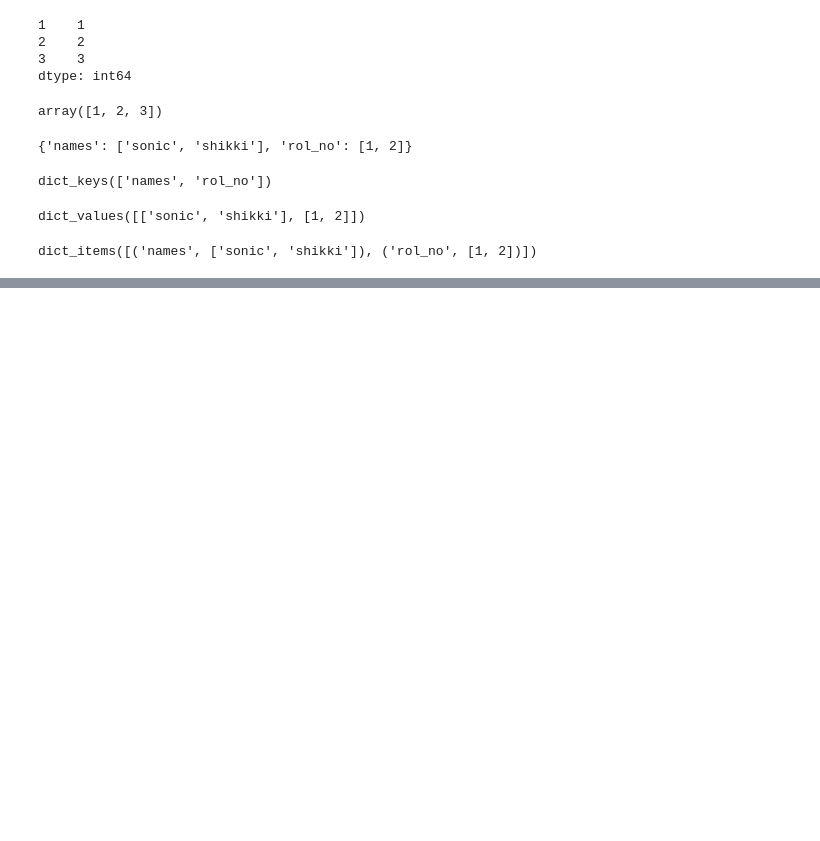
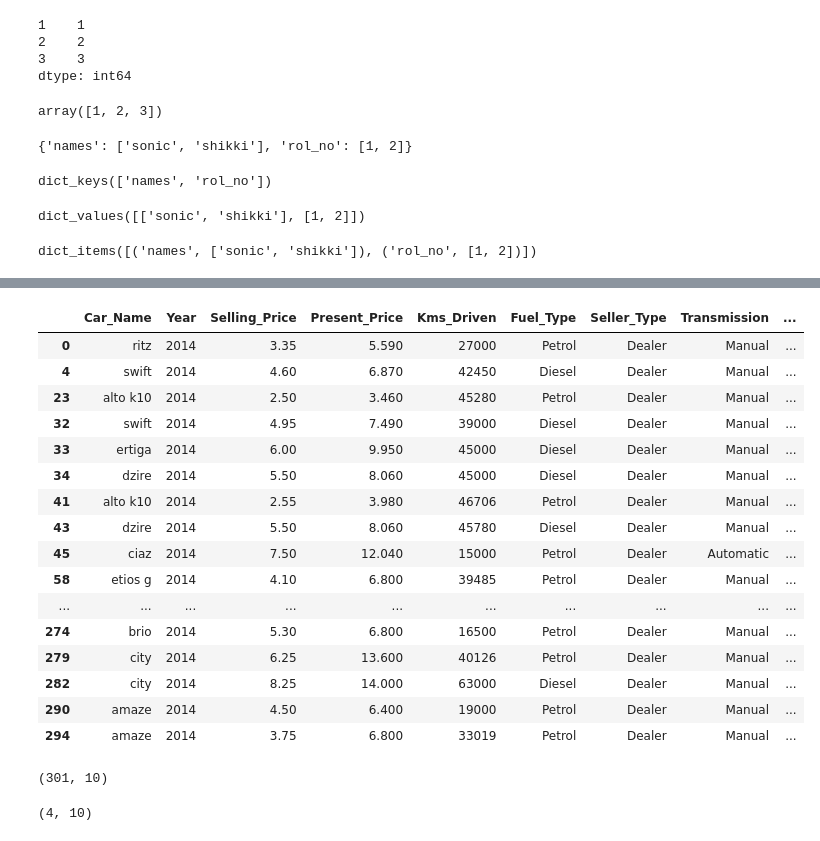
Before and after one commit to SonicSaurav/Machine-Learning, a Jupyter notebook: MLP W1L1.ipynb, the cells around one changed output, grey strips where cells are left out. Drawn from its saved outputs; the diff is of its cells as text; code cells hidden in the pictures; blank space fills up the shorter version.

```diff
--- a/MLP W1L1.ipynb
+++ b/MLP W1L1.ipynb
@@ -80,0 +78,3 @@ df3.set_index("rol_no")
+# %%
+cardata = pd.read_csv("./cardata.csv")
+cardata
@@ -80,0 +95,3 @@ df3.set_index("rol_no")
+# %%
+cardata["Loss"] = cardata["Selling_Price"] - cardata["Present_Price"]
+cardata
@@ -80,0 +112,28 @@ df3.set_index("rol_no")
+# %%
+cardata[cardata["Year"] == 2014]
+# %% [output]
+|  | Car_Name | Year | Selling_Price | Present_Price | Kms_Driven | Fuel_Type | Seller_Type | Transmission | ... |
+| 0 | ritz | 2014 | 3.35 | 5.590 | 27000 | Petrol | Dealer | Manual | ... |
+| 4 | swift | 2014 | 4.60 | 6.870 | 42450 | Diesel | Dealer | Manual | ... |
+| 23 | alto k10 | 2014 | 2.50 | 3.460 | 45280 | Petrol | Dealer | Manual | ... |
+| 32 | swift | 2014 | 4.95 | 7.490 | 39000 | Diesel | Dealer | Manual | ... |
+| 33 | ertiga | 2014 | 6.00 | 9.950 | 45000 | Diesel | Dealer | Manual | ... |
+| 34 | dzire | 2014 | 5.50 | 8.060 | 45000 | Diesel | Dealer | Manual | ... |
+| 41 | alto k10 | 2014 | 2.55 | 3.980 | 46706 | Petrol | Dealer | Manual | ... |
+| 43 | dzire | 2014 | 5.50 | 8.060 | 45780 | Diesel | Dealer | Manual | ... |
+| 45 | ciaz | 2014 | 7.50 | 12.040 | 15000 | Petrol | Dealer | Automatic | ... |
+| 58 | etios g | 2014 | 4.10 | 6.800 | 39485 | Petrol | Dealer | Manual | ... |
+| ... | ... | ... | ... | ... | ... | ... | ... | ... | ... |
+| 274 | brio | 2014 | 5.30 | 6.800 | 16500 | Petrol | Dealer | Manual | ... |
+| 279 | city | 2014 | 6.25 | 13.600 | 40126 | Petrol | Dealer | Manual | ... |
+| 282 | city | 2014 | 8.25 | 14.000 | 63000 | Diesel | Dealer | Manual | ... |
+| 290 | amaze | 2014 | 4.50 | 6.400 | 19000 | Petrol | Dealer | Manual | ... |
+| 294 | amaze | 2014 | 3.75 | 6.800 | 33019 | Petrol | Dealer | Manual | ... |
+# %%
+cardata.shape
+# %% [output]
+(301, 10)
+# %%
+cardata[(cardata['Year']==2014)&(cardata['Loss']<-5)].shape
+# %% [output]
+(4, 10)
```
Also changed, not shown: parts of 16 cells of this notebook, 1 other file.
